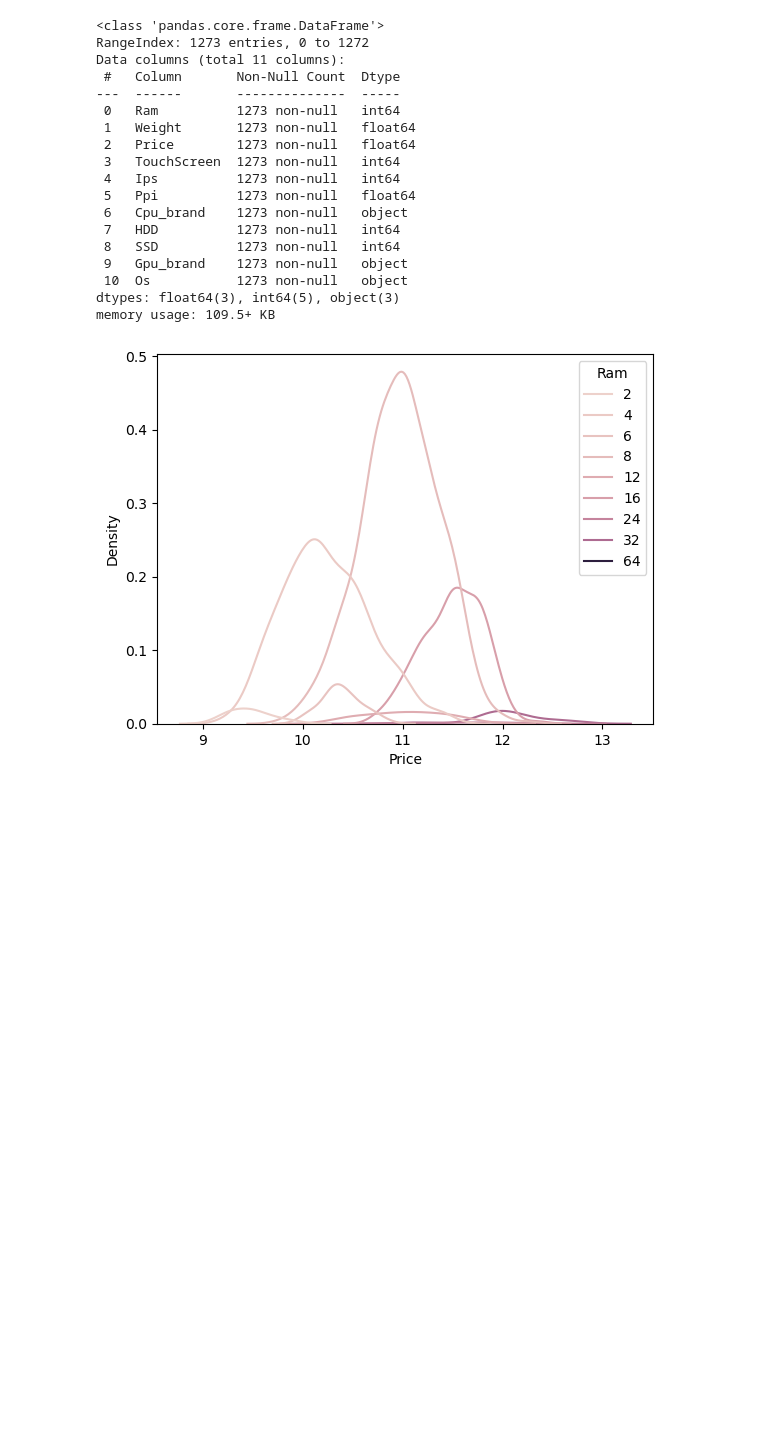
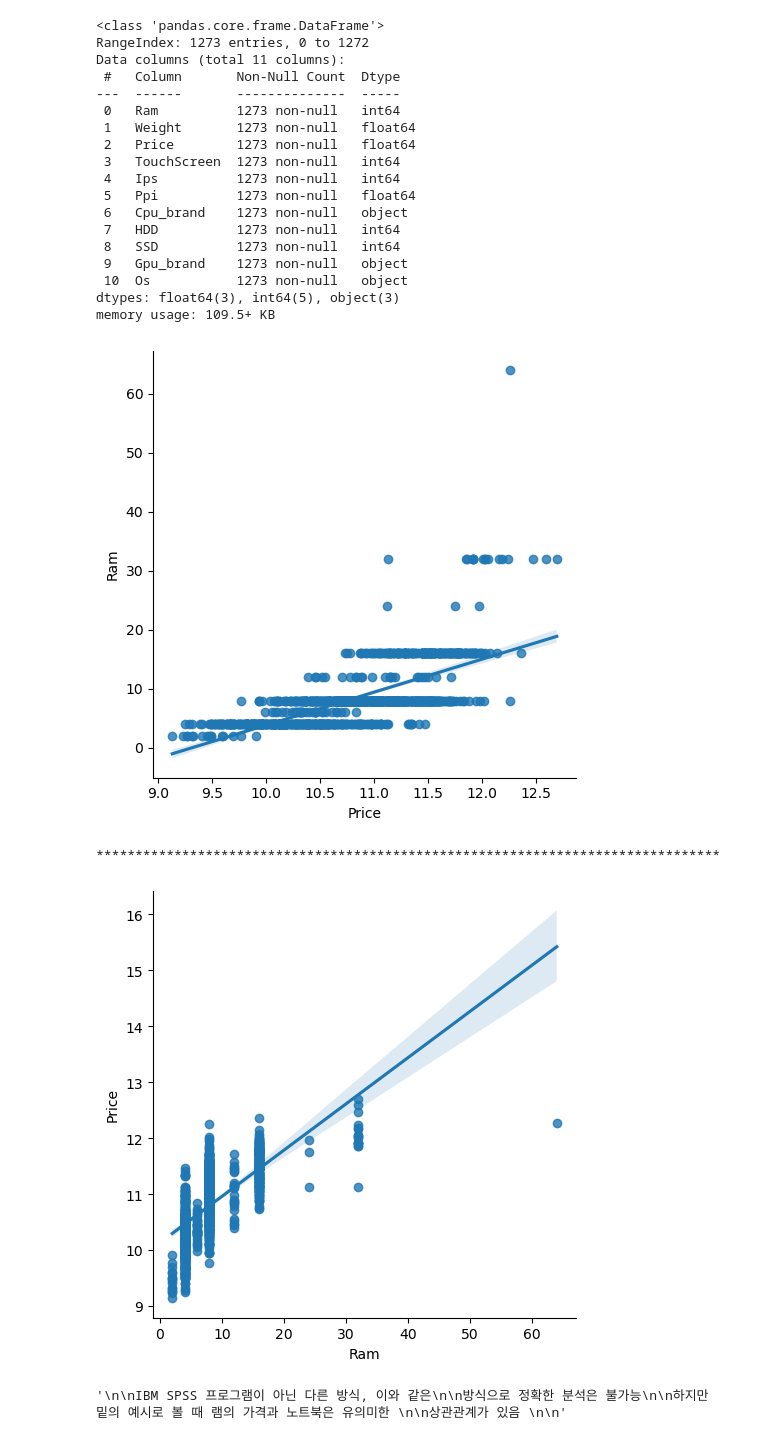
Before and after one commit to Nvuly/Laptop_Price_Prediction, a Jupyter notebook: Laptop_Price_Prediction.ipynb, the cells around one changed output. Drawn from its saved outputs; the diff is of its cells as text; code cells hidden in the pictures; blank space fills up the shorter version.

```diff
--- a/Laptop_Price_Prediction.ipynb
+++ b/Laptop_Price_Prediction.ipynb
@@ -177,15 +177,37 @@ Data columns (total 11 columns):
  10  Os           1273 non-null   object
 dtypes: float64(3), int64(5), object(3)
 memory usage: 109.5+ KB
-# %%
-### RAM컬럼과 Price컬럼의 관계 분석
-
-import matplotlib.pyplot as plt
-import seaborn as sns
-
-#---------------------------------
-
-sns.kdeplot(data=df, x='Price', hue='Ram')
-plt.show()
-# %% [output]
-[figure, removed]
+# %%
+### RAM컬럼과 Price컬럼(노트북의 가격)의 관계 분석
+
+import matplotlib.pyplot as plt
+import seaborn as sns
+
+#---------------------------------
+
+sns.lmplot(data=df, x='Price', y='Ram')
+plt.show()
+
+print('*'*80)
+
+sns.lmplot(data=df, x='Ram', y='Price')
+plt.show()
+
+'''
+
+IBM SPSS 프로그램이 아닌 다른 방식, 이와 같은
+
+방식으로 정확한 분석은 불가능
+
+하지만 밑의 예시로 볼 때 램의 가격과 노트북은 유의미한
+
+상관관계가 있음
+
+'''
+
+# x와 y축을 바꿨을 경우 위쪽 데이터가 거의 전무한데 큰 의미가 있는건지
+# %% [output]
+[figure, added]
+********************************************************************************
+[figure, added]
+'\n\nIBM SPSS 프로그램이 아닌 다른 방식, 이와 같은\n\n방식으로 정확한 분석은 불가능\n\n하지만 밑의 예시로 볼 때 램의 가격과 노트북은 유의미한 \n\n상관관계가 있음 \n\n'
```
Also changed, not shown: parts of 5 cells of this notebook.
